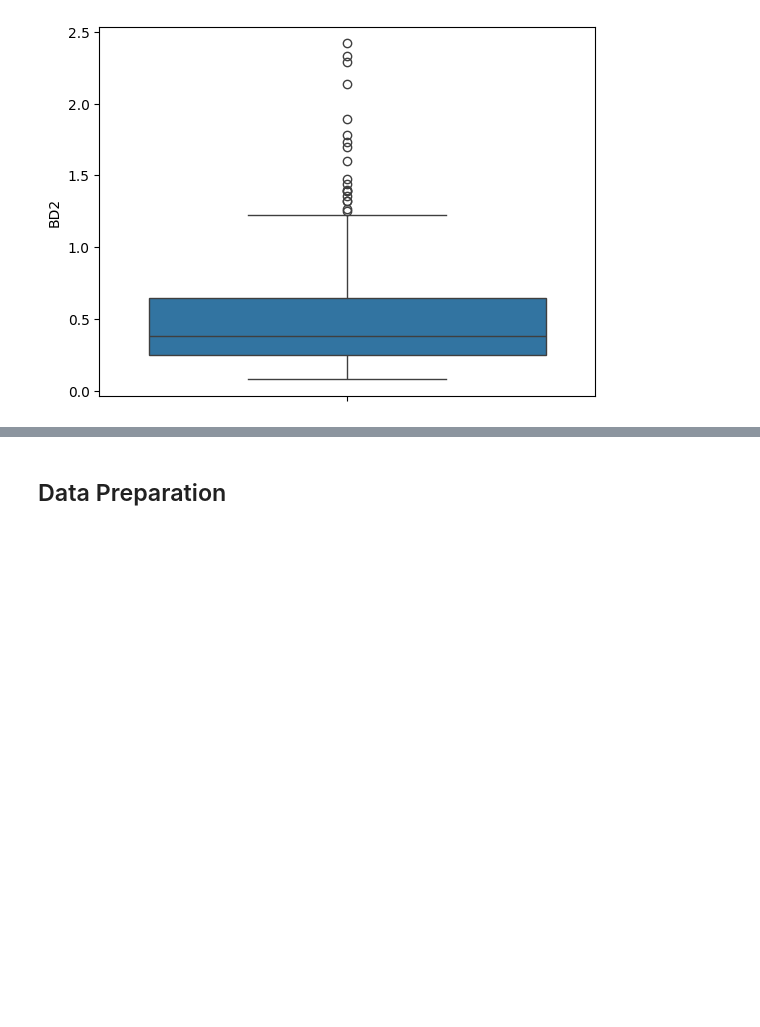
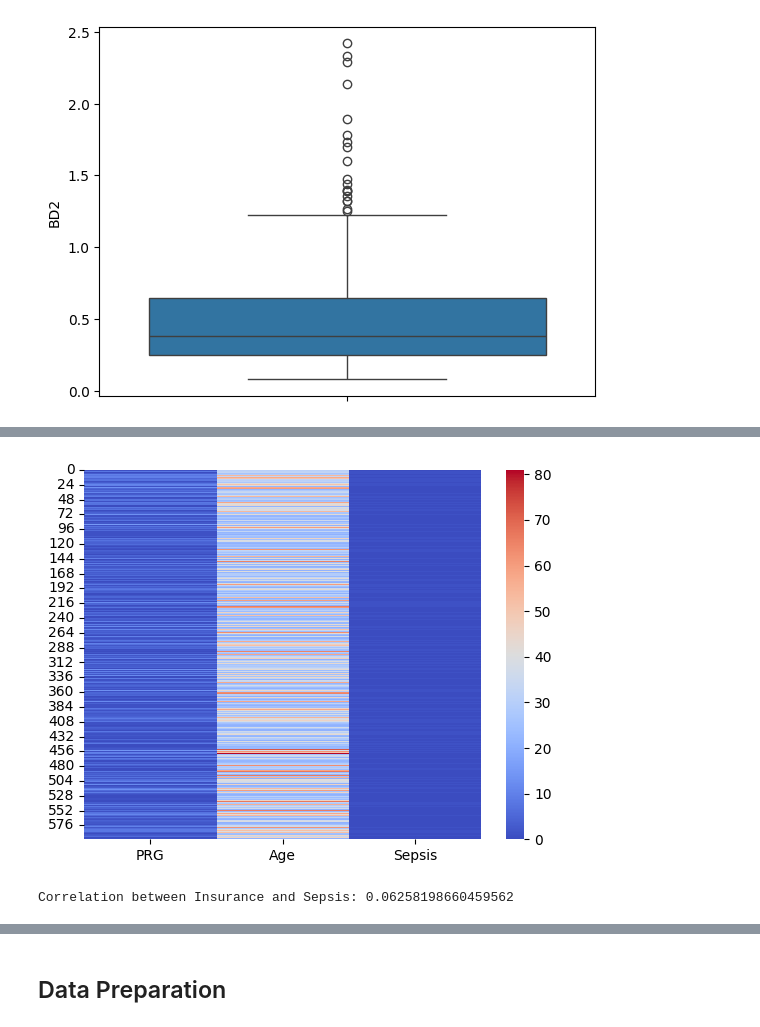
Before and after one commit to sethsot/P6-API_for_ML_model, a Jupyter notebook: machine_learning.ipynb, the cells around one changed output, grey strips where cells are left out. Cells and saved outputs as stored; diff of their text form; code cells hidden in the pictures; blank space fills up the shorter version.

```diff
--- a/machine_learning.ipynb
+++ b/machine_learning.ipynb
@@ -290 +368,20 @@ Index(['PRG', 'PL', 'PR', 'SK', 'TS', 'M11', 'BD2', 'Age', 'Insurance',
       dtype='object')
+# %%
+#create a heatmap of columns in dataset
+
+data=df[['PRG', 'Age', 'Sepsis']]
+#correlation=df.corr(data)
+
+#plt.figure(figsize=(12,10))
+sns.heatmap(data,  cmap='coolwarm')
+
+plt.show()
+# %% [output]
+[figure, added]
+# %%
+# Calculate the correlation between 'column1' and 'column2'
+correlation = df['Insurance'].corr(df['Sepsis'])
+
+print(f"Correlation between Insurance and Sepsis: {correlation}")
+# %% [output]
+Correlation between Insurance and Sepsis: 0.06258198660459562
```
Also changed, not shown: parts of 52 cells of this notebook, 5 other files.
